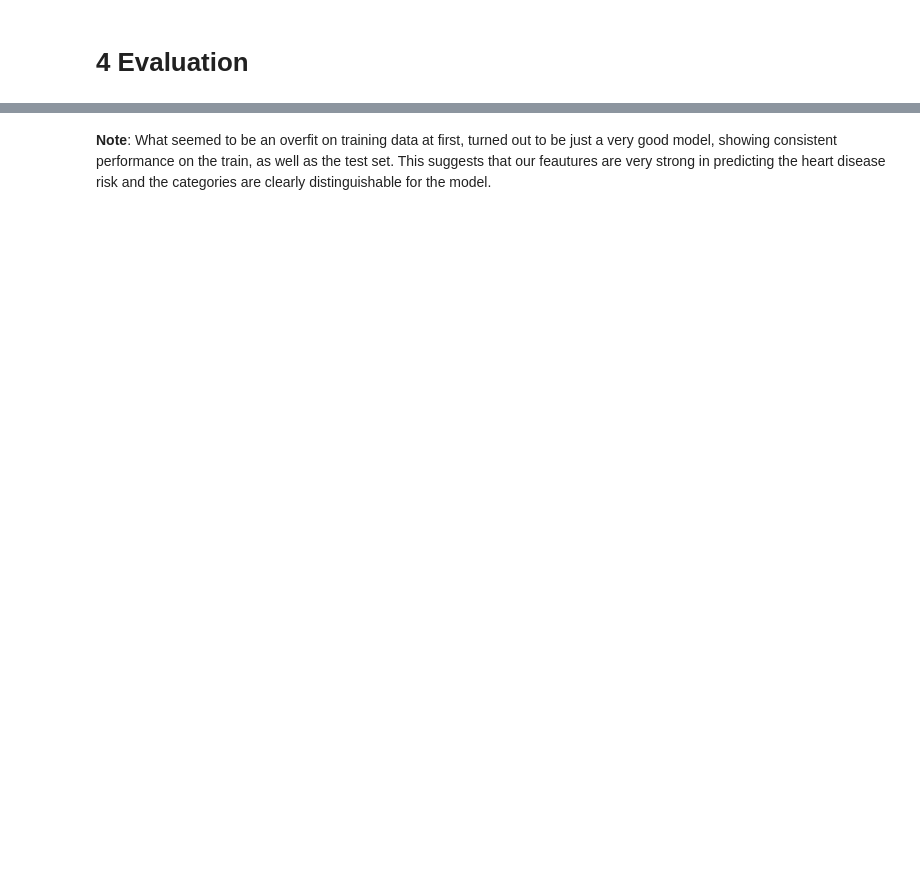
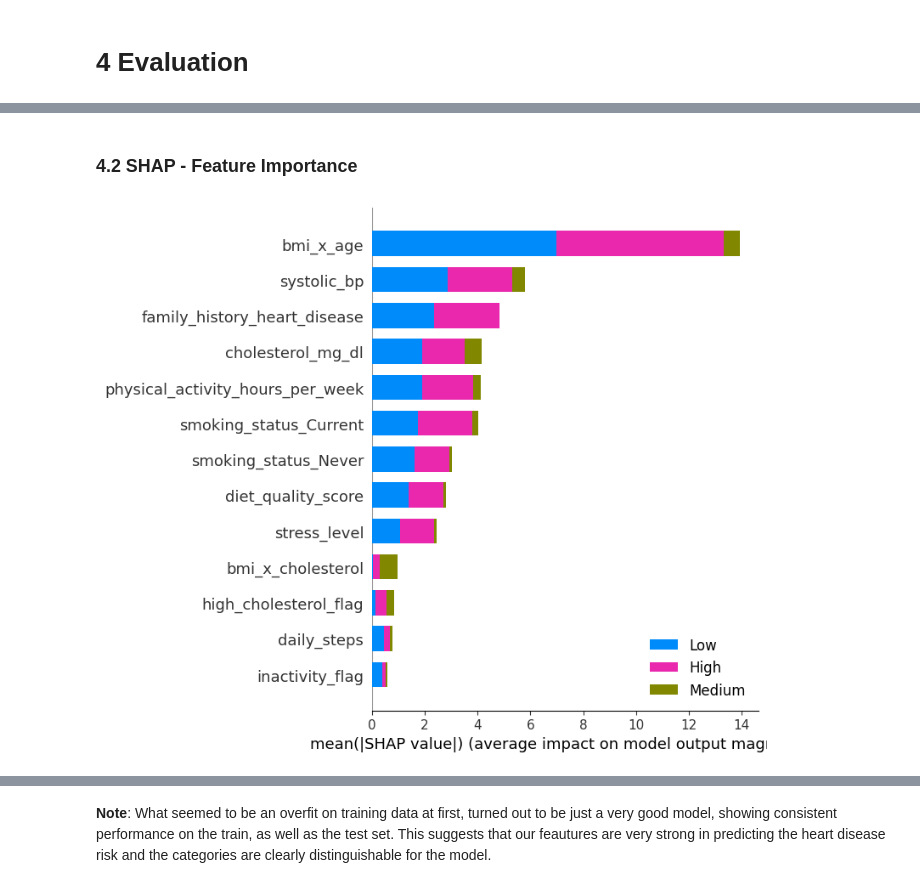
Before and after one commit to maxhaus31/Machine_Learning_HeartDiseaseDetection, a Jupyter notebook: 02_FeatureEngineering_and_Exploration.ipynb, the cells around one changed output, grey strips where cells are left out. Saved outputs shown, nothing was run; the diff lists cells and outputs as text; code cells hidden in the pictures; blank space fills up the shorter version.

```diff
--- a/02_FeatureEngineering_and_Exploration.ipynb
+++ b/02_FeatureEngineering_and_Exploration.ipynb
@@ -654,0 +700,24 @@ print(classification_report(y_test_encoded, y_pred_baseline, target_names=le.cla
+# %% [markdown]
+### 4.2 SHAP - Feature Importance
+# %%
+import shap
+import matplotlib.pyplot as plt
+
+# ── Logistic Regression SHAP (LinearExplainer) ─────────────────────────────
+explainer_lr = shap.LinearExplainer(
+    grid_search_lr.best_estimator_,
+    X_train_processed_df[selected_features]
+)
+
+shap_values_lr = explainer_lr.shap_values(X_test_processed_df[selected_features])
+
+# Summary plot — global feature importance across all classes
+shap.summary_plot(
+    shap_values_lr,
+    X_test_processed_df[selected_features],
+    class_names=['Low', 'Medium', 'High'],
+    plot_type='bar',
+    show=True
+)
+# %% [output]
+[figure, added]
```
Also changed, not shown: parts of 15 cells of this notebook.
